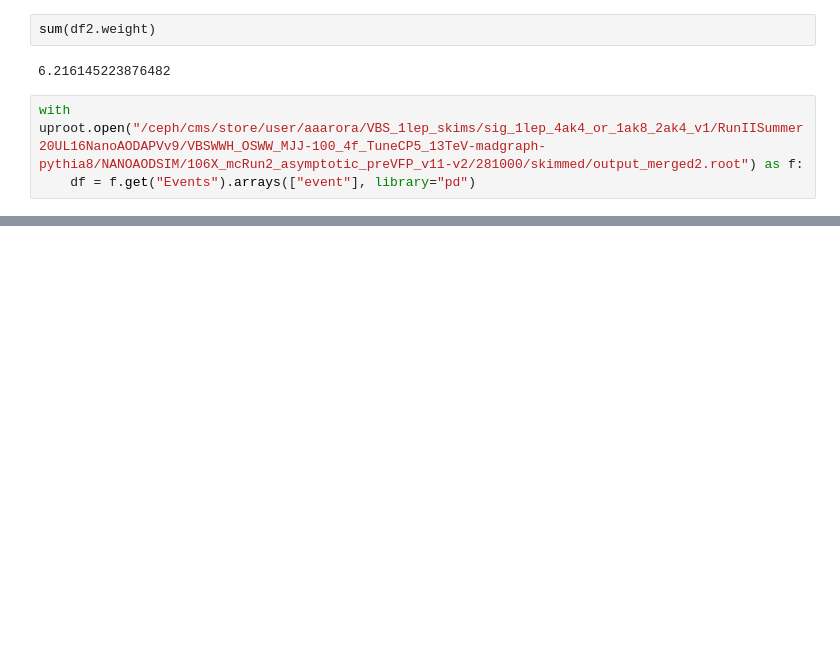
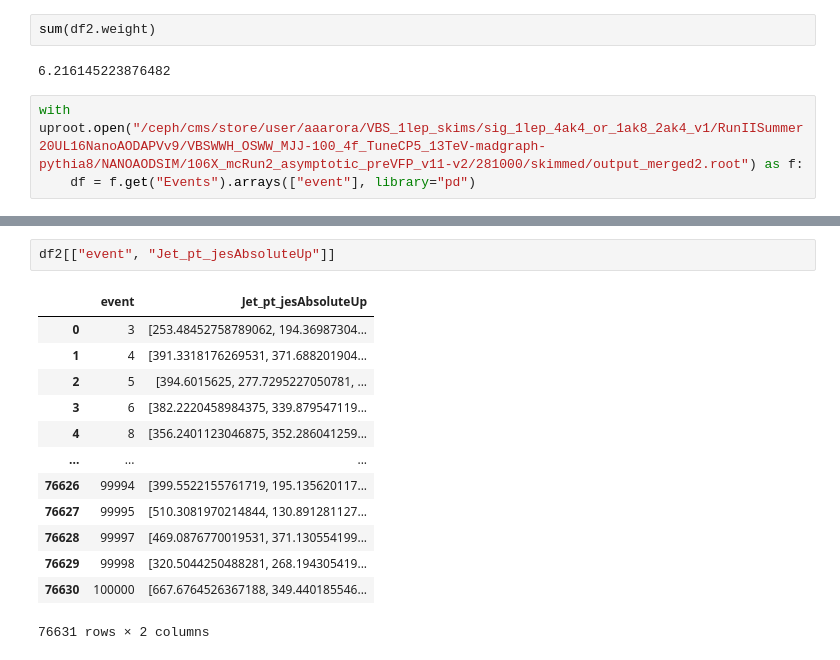
Before and after one commit to aashayarora/vbs-1lep, a Jupyter notebook: validation/genstudy.ipynb, the cells around one changed output, grey strips where cells are left out. Saved outputs shown, nothing was run; the diff lists cells and outputs as text; blank space fills up the shorter version.

```diff
--- a/validation/genstudy.ipynb
+++ b/validation/genstudy.ipynb
@@ -168,0 +194,16 @@ with uproot.open("/ceph/cms/store/user/aaarora/VBS_1lep_skims/sig_1lep_4ak4_or_1
+# %%
+df2[["event", "Jet_pt_jesAbsoluteUp"]]
+# %% [output]
+|  | event | Jet_pt_jesAbsoluteUp |
+| 0 | 3 | [253.48452758789062, 194.36987304... |
+| 1 | 4 | [391.3318176269531, 371.688201904... |
+| 2 | 5 | [394.6015625, 277.7295227050781, ... |
+| 3 | 6 | [382.2220458984375, 339.879547119... |
+| 4 | 8 | [356.2401123046875, 352.286041259... |
+| ... | ... | ... |
+| 76626 | 99994 | [399.5522155761719, 195.135620117... |
+| 76627 | 99995 | [510.3081970214844, 130.891281127... |
+| 76628 | 99997 | [469.0876770019531, 371.130554199... |
+| 76629 | 99998 | [320.5044250488281, 268.194305419... |
+| 76630 | 100000 | [667.6764526367188, 349.440185546... |
+76631 rows × 2 columns
```
Also changed, not shown: parts of 2 cells of this notebook, 2 other files.
